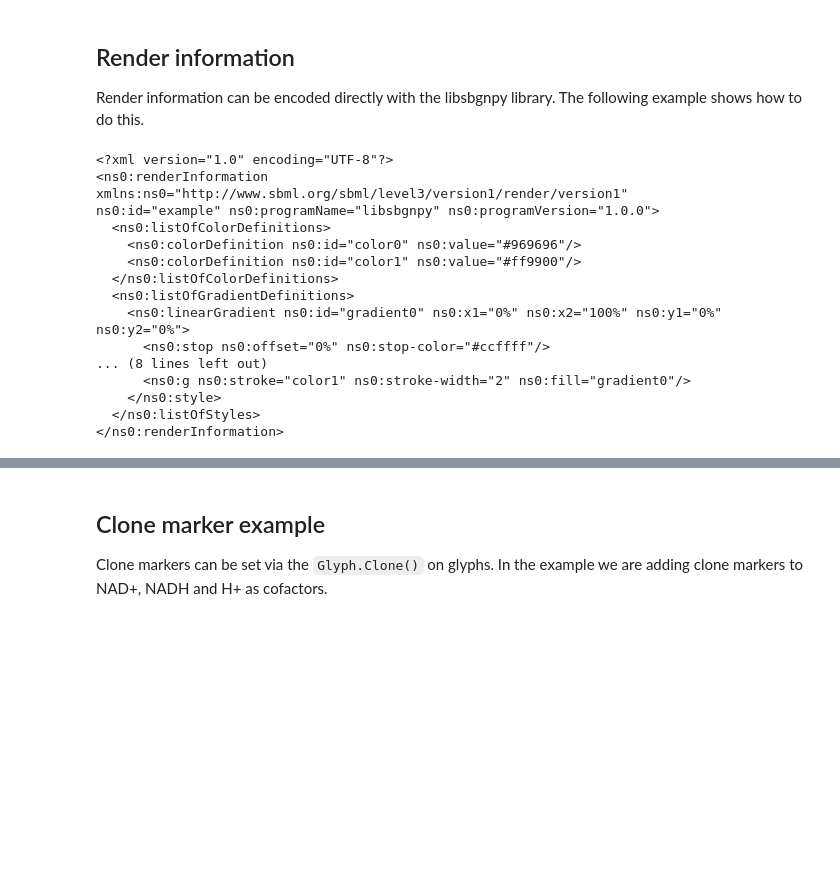
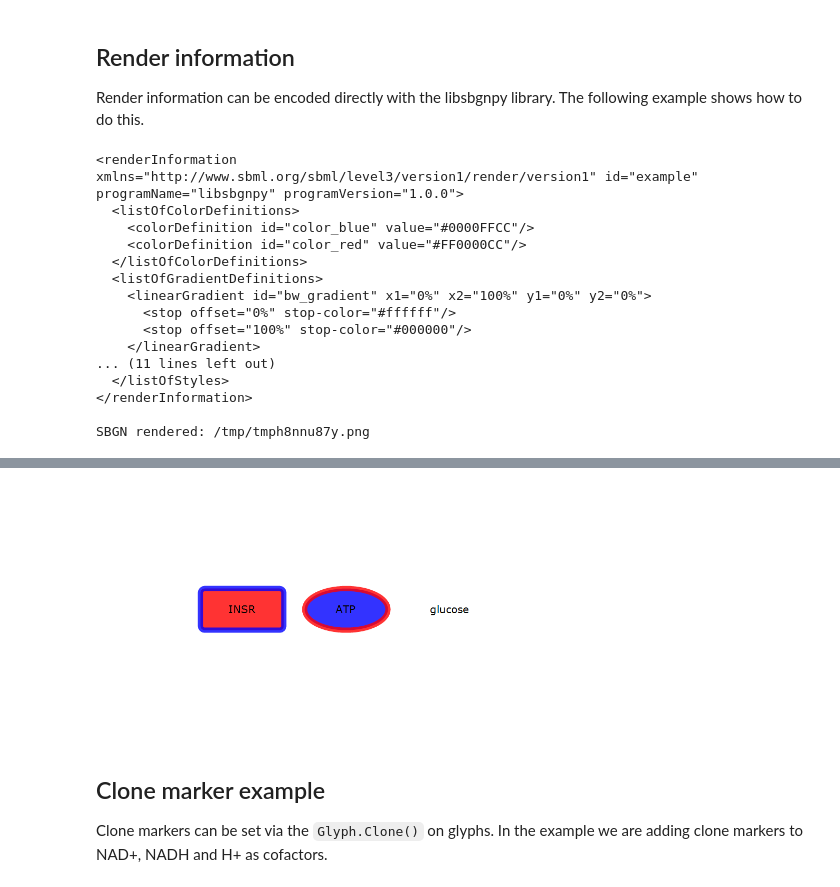
Before and after one commit to matthiaskoenig/libsbgnpy, a Jupyter notebook: docs/notebooks/examples.ipynb, the cells around one changed output, grey strips where cells are left out. Saved outputs shown, nothing was run; the diff lists cells and outputs as text; code cells hidden in the pictures; blank space fills up the shorter version.

Commit message:
Fixing rendering issues

```diff
--- a/docs/notebooks/examples.ipynb
+++ b/docs/notebooks/examples.ipynb
@@ -8,3 +4,17 @@ import tempfile
+# %%
+from IPython.display import Image, display
+import os
+import tempfile
+from libsbgnpy import Sbgn
+
+def sbgn_to_jupyter_image(sbgn: Sbgn):
+    """Render the SBGN to image in the notebook."""
+    f_png = tempfile.NamedTemporaryFile(suffix=".png", delete=False)
+    render_sbgn(sbgn, image_file=f_png.name,
+                       file_format="png")
+    display(Image(f_png.name, width=500))
+    f_png.close()
+    os.unlink(f_png.name)
 # %% [markdown]
 ## Create SBGN
 The example demonstrates how to create a `Sbgn` document from scratch. This includes creation of the following objects.
@@ -567,21 +564,21 @@ render_info = RenderInformation(
     program_version="1.0.0",
     list_of_color_definitions=ListOfColorDefinitions(
         color_definition=[
-            ColorDefinition(id="color0", value="#969696"),
-            ColorDefinition(id="color1", value="#ff9900"),
+            ColorDefinition(id="color_blue", value="#0000FFCC"),
+            ColorDefinition(id="color_red", value="#FF0000CC"),
         ]
     ),
     list_of_gradient_definitions=ListOfGradientDefinitions(
         linear_gradient=[
             LinearGradient(
-                id="gradient0",
+                id="bw_gradient",
                 x1="0%",
                 y1="0%",
                 x2="100%",
                 y2="0%",
                 stop=[
-                    LinearGradient.Stop(offset="0%", stop_color="#ccffff"),
-                    LinearGradient.Stop(offset="100%", stop_color="#ffffff"),
+                    LinearGradient.Stop(offset="0%", stop_color="#ffffff"),
+                    LinearGradient.Stop(offset="100%", stop_color="#000000"),
                 ],
             )
         ]
@@ -589,12 +586,16 @@ render_info = RenderInformation(
     list_of_styles=ListOfStyles(
         [
             Style(
-                id_list="glyph1 glyph2",
-                g=G(stroke="color0", stroke_width=5, fill="color1"),
+                id_list="glyph1",
+                g=G(stroke="color_blue", stroke_width=5, fill="color_red"),
+            ),
+            Style(
+                id_list="glyph2",
+                g=G(stroke="color_red", stroke_width=5, fill="color_blue"),
             ),
             Style(
                 id_list="glyph3",
-                g=G(stroke="color1", stroke_width=2, fill="gradient0"),
+                g=G(stroke="color1", stroke_width=2, fill="bw_gradient"),
             ),
         ]
     ),
@@ -604,21 +605,22 @@ xml_str = write_render_to_string(render_info=render_info)
 console.print(xml_str)
 map.extension = Sbgn.Extension([xml_str])
 # console.print(write_sbgn_to_string(sbgn))
+sbgn_to_jupyter_image(sbgn)
 # %% [output]
-<?xml version="1.0" encoding="UTF-8"?>
-<ns0:renderInformation
-xmlns:ns0="http://www.sbml.org/sbml/level3/version1/render/version1"
-ns0:id="example" ns0:programName="libsbgnpy" ns0:programVersion="1.0.0">
-  <ns0:listOfColorDefinitions>
-    <ns0:colorDefinition ns0:id="color0" ns0:value="#969696"/>
-    <ns0:colorDefinition ns0:id="color1" ns0:value="#ff9900"/>
-  </ns0:listOfColorDefinitions>
-  <ns0:listOfGradientDefinitions>
-    <ns0:linearGradient ns0:id="gradient0" ns0:x1="0%" ns0:x2="100%" ns0:y1="0%"
-ns0:y2="0%">
-      <ns0:stop ns0:offset="0%" ns0:stop-color="#ccffff"/>
-... (8 lines left out)
-      <ns0:g ns0:stroke="color1" ns0:stroke-width="2" ns0:fill="gradient0"/>
-    </ns0:style>
-  </ns0:listOfStyles>
-</ns0:renderInformation>
+<renderInformation
+xmlns="http://www.sbml.org/sbml/level3/version1/render/version1" id="example"
+programName="libsbgnpy" programVersion="1.0.0">
+  <listOfColorDefinitions>
+    <colorDefinition id="color_blue" value="#0000FFCC"/>
+    <colorDefinition id="color_red" value="#FF0000CC"/>
+  </listOfColorDefinitions>
+  <listOfGradientDefinitions>
+    <linearGradient id="bw_gradient" x1="0%" x2="100%" y1="0%" y2="0%">
+      <stop offset="0%" stop-color="#ffffff"/>
+      <stop offset="100%" stop-color="#000000"/>
+    </linearGradient>
+... (11 lines left out)
+  </listOfStyles>
+</renderInformation>
+
+SBGN rendered: /tmp/tmph8nnu87y.png
@@ -625,3 +628,4 @@ ns0:y2="0%">
+[figure, added]
 # %% [markdown]
 ## Clone marker example
 Clone markers can be set via the `Glyph.Clone()` on glyphs. In the example we are adding clone markers to NAD+, NADH and H+ as cofactors.
```
Also changed, not shown: parts of 10 cells of this notebook, 20 other files.
